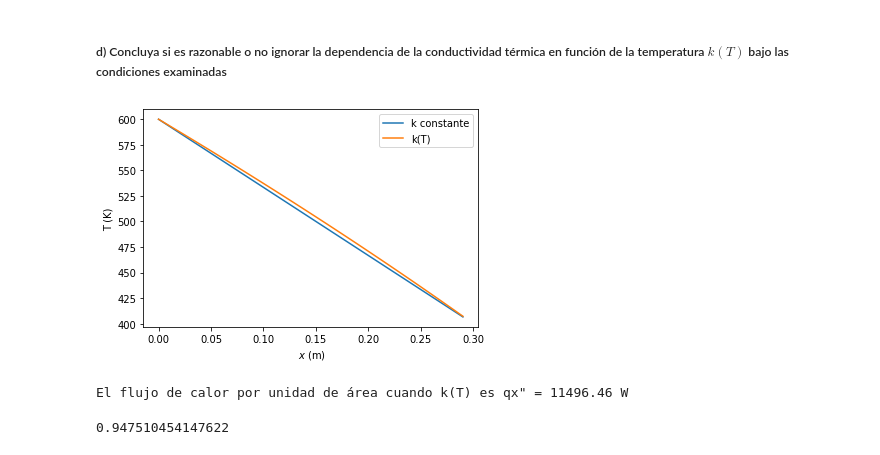
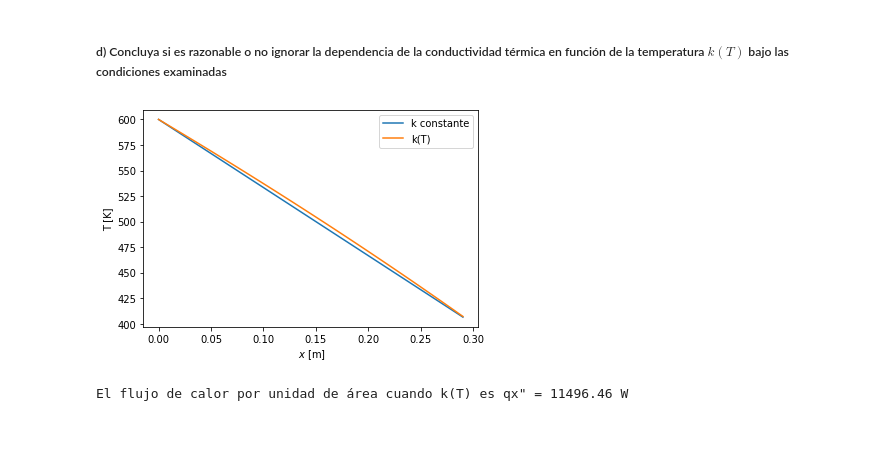
Before and after one commit to alegmor/AISI304, a Jupyter notebook: BloqueAISI304.ipynb, the cells around one changed output. Drawn from its saved outputs; the diff is of its cells as text; code cells hidden in the pictures.

```diff
--- a/BloqueAISI304.ipynb
+++ b/BloqueAISI304.ipynb
@@ -40,14 +40,14 @@ $$ k(T)=  \left( 0.016 \frac{W}{m K^2} T + 10.2 \frac{W}{mK} \right). $$
 Otra manera de encontrar $k_0$ y $k_1$ es graficando los valores de las conductividades térmicas $k$ para los valores de las temperaturas $T$ que se muestran en la Tabla A.1
 # %%
 #creamos un archivo con los valores de la Tabla A.1 para AISI 304
-data = {'T': [100,200,400,600,800,1000,1200,1500], 'k': [9.2, 12.6, 16.6,19.8,22.6,25.4,28.0,31.7]}
-dat = pd.DataFrame(data)
+data = {'T':[100,200,400,600,800,1000,1200,1500],'k':[9.2,12.6,16.6,19.8,22.6,25.4,28.0,31.7]}
+dat = pd.DataFrame(data, columns = ['T','k'])
 #graficamos T(k) y deberiamos obtener una figura similar a la figura 2.5
 plt.plot(dat['T'],dat['k'],'o')
-k1,k0 = np.polyfit(dat['T'],dat['k'] , 1)
+k1,k0 = np.polyfit(dat['T'],dat['k'] , 1) #hace un ajuste polinomial por mínimos cuadrados
 plt.plot(dat['T'],k1*dat['T']+k0,color='black',label="$k(T)={}T+{}$".format(k1.round(4),k0.round(4)))
-plt.ylabel("Conductividad térmica (W/m-K)")
-plt.xlabel("Temperatura(K)")
+plt.ylabel("Conductividad térmica [W/mK]")
+plt.xlabel("Temperatura[K]")
 plt.legend()
 plt.xlim(0,1600)
 plt.ylim(0,40)
@@ -145,20 +148,15 @@ def qx_k(T1,T2,L,k0,k1):
 # %%
 fig, ax = plt.subplots()
 
 ax.plot(x,Tx(T1,T2,L,x),label="k constante")
 ax.plot(x,Tx_k(T1,T2,L,x,k0,k1),label="k(T)")
 ax.legend()
-ax.set_xlabel(" $x$ (m)")
-ax.set_ylabel("T (K)")
+ax.set_xlabel(" $x$ [m]")
+ax.set_ylabel("T [K]")
 plt.show()
 # %% [output]
-[figure, old version]
+[figure, new version]
 # %%
 print('El flujo de calor por unidad de área cuando k(T) es qx" = {} W'.format(round(qx_k(T1,T2,L,k0,k1),2)))
 # %% [output]
 El flujo de calor por unidad de área cuando k(T) es qx" = 11496.46 W
-# %%
-#Se puede calcular
-qx_k(T1,T2,L,k0,k1)/qx(T1,T2,L,kp)
-# %% [output]
-0.947510454147622
```
Also changed, not shown: parts of 4 cells of this notebook.
